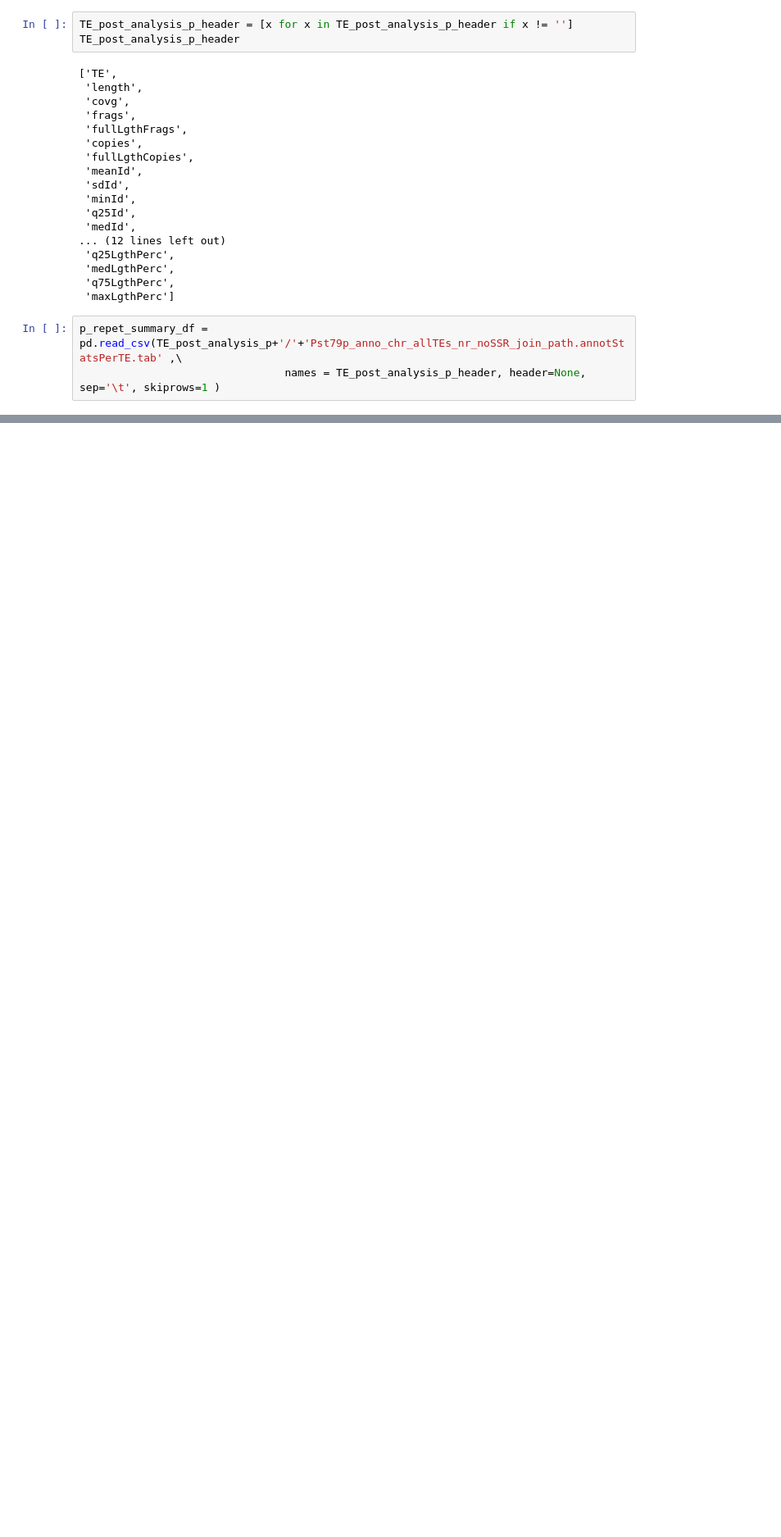
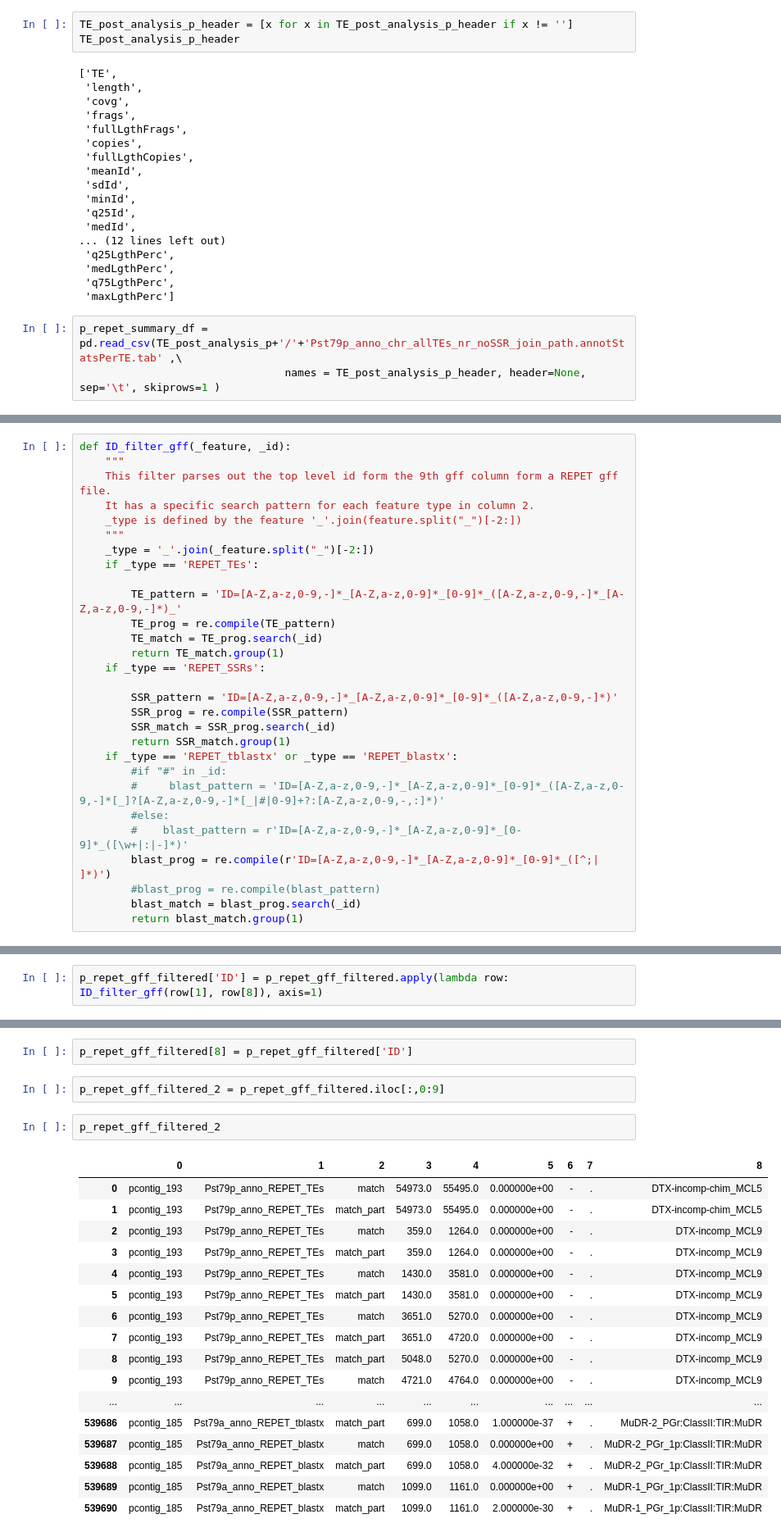
Before and after one commit to BenjaminSchwessinger/Pst_104E_analysis, a Jupyter notebook: Pst_104E_v12_TE_filtering_and_summary.ipynb, the cells around one changed output, grey strips where cells are left out. Shown at 82% size. Drawn from its saved outputs; the diff is of its cells as text; blank space fills up the shorter version.

```diff
--- a/Pst_104E_v12_TE_filtering_and_summary.ipynb
+++ b/Pst_104E_v12_TE_filtering_and_summary.ipynb
@@ -67,0 +282,29 @@ p_repet_summary_df.head()
+# %%
+def ID_filter_gff(_feature, _id):
+    """
+    This filter parses out the top level id form the 9th gff column form a REPET gff file.
+    It has a specific search pattern for each feature type in column 2.
+    _type is defined by the feature '_'.join(feature.split("_")[-2:])
+    """
+    _type = '_'.join(_feature.split("_")[-2:])
+    if _type == 'REPET_TEs':
+
+        TE_pattern = 'ID=[A-Z,a-z,0-9,-]*_[A-Z,a-z,0-9]*_[0-9]*_([A-Z,a-z,0-9,-]*_[A-Z,a-z,0-9,-]*)_'
+        TE_prog = re.compile(TE_pattern)
+        TE_match = TE_prog.search(_id)
+        return TE_match.group(1)
+    if _type == 'REPET_SSRs':
+
+        SSR_pattern = 'ID=[A-Z,a-z,0-9,-]*_[A-Z,a-z,0-9]*_[0-9]*_([A-Z,a-z,0-9,-]*)'
+        SSR_prog = re.compile(SSR_pattern)
+        SSR_match = SSR_prog.search(_id)
+        return SSR_match.group(1)
+    if _type == 'REPET_tblastx' or _type == 'REPET_blastx':
+        #if "#" in _id:
+        #     blast_pattern = 'ID=[A-Z,a-z,0-9,-]*_[A-Z,a-z,0-9]*_[0-9]*_([A-Z,a-z,0-9,-]*[_]?[A-Z,a-z,0-9,-]*[_|#|0-9]+?:[A-Z,a-z,0-9,-,:]*)'
+        #else:
+        #    blast_pattern = r'ID=[A-Z,a-z,0-9,-]*_[A-Z,a-z,0-9]*_[0-9]*_([\w+|:|-]*)'
+        blast_prog = re.compile(r'ID=[A-Z,a-z,0-9,-]*_[A-Z,a-z,0-9]*_[0-9]*_([^;| ]*)')
+        #blast_prog = re.compile(blast_pattern)
+        blast_match = blast_prog.search(_id)
+        return blast_match.group(1)
@@ -67,0 +350,2 @@ p_repet_summary_df.head()
+# %%
+p_repet_gff_filtered['ID'] = p_repet_gff_filtered.apply(lambda row: ID_filter_gff(row[1], row[8]), axis=1)
@@ -67,0 +386,24 @@ p_repet_summary_df.head()
+# %%
+p_repet_gff_filtered[8] = p_repet_gff_filtered['ID']
+# %%
+p_repet_gff_filtered_2 = p_repet_gff_filtered.iloc[:,0:9]
+# %%
+p_repet_gff_filtered_2
+# %% [output]
+|  | 0 | 1 | 2 | 3 | 4 | 5 | 6 | 7 | 8 |
+| 0 | pcontig_193 | Pst79p_anno_REPET_TEs | match | 54973.0 | 55495.0 | 0.000000e+00 | - | . | DTX-incomp-chim_MCL5 |
+| 1 | pcontig_193 | Pst79p_anno_REPET_TEs | match_part | 54973.0 | 55495.0 | 0.000000e+00 | - | . | DTX-incomp-chim_MCL5 |
+| 2 | pcontig_193 | Pst79p_anno_REPET_TEs | match | 359.0 | 1264.0 | 0.000000e+00 | - | . | DTX-incomp_MCL9 |
+| 3 | pcontig_193 | Pst79p_anno_REPET_TEs | match_part | 359.0 | 1264.0 | 0.000000e+00 | - | . | DTX-incomp_MCL9 |
+| 4 | pcontig_193 | Pst79p_anno_REPET_TEs | match | 1430.0 | 3581.0 | 0.000000e+00 | - | . | DTX-incomp_MCL9 |
+| 5 | pcontig_193 | Pst79p_anno_REPET_TEs | match_part | 1430.0 | 3581.0 | 0.000000e+00 | - | . | DTX-incomp_MCL9 |
+| 6 | pcontig_193 | Pst79p_anno_REPET_TEs | match | 3651.0 | 5270.0 | 0.000000e+00 | - | . | DTX-incomp_MCL9 |
+| 7 | pcontig_193 | Pst79p_anno_REPET_TEs | match_part | 3651.0 | 4720.0 | 0.000000e+00 | - | . | DTX-incomp_MCL9 |
+| 8 | pcontig_193 | Pst79p_anno_REPET_TEs | match_part | 5048.0 | 5270.0 | 0.000000e+00 | - | . | DTX-incomp_MCL9 |
+| 9 | pcontig_193 | Pst79p_anno_REPET_TEs | match | 4721.0 | 4764.0 | 0.000000e+00 | - | . | DTX-incomp_MCL9 |
+| ... | ... | ... | ... | ... | ... | ... | ... | ... | ... |
+| 539686 | pcontig_185 | Pst79a_anno_REPET_tblastx | match_part | 699.0 | 1058.0 | 1.000000e-37 | + | . | MuDR-2_PGr:ClassII:TIR:MuDR |
+| 539687 | pcontig_185 | Pst79a_anno_REPET_blastx | match | 699.0 | 1058.0 | 0.000000e+00 | + | . | MuDR-2_PGr_1p:ClassII:TIR:MuDR |
+| 539688 | pcontig_185 | Pst79a_anno_REPET_blastx | match_part | 699.0 | 1058.0 | 4.000000e-32 | + | . | MuDR-2_PGr_1p:ClassII:TIR:MuDR |
+| 539689 | pcontig_185 | Pst79a_anno_REPET_blastx | match | 1099.0 | 1161.0 | 0.000000e+00 | + | . | MuDR-1_PGr_1p:ClassII:TIR:MuDR |
+| 539690 | pcontig_185 | Pst79a_anno_REPET_blastx | match_part | 1099.0 | 1161.0 | 2.000000e-30 | + | . | MuDR-1_PGr_1p:ClassII:TIR:MuDR |
```
Also changed, not shown: parts of 43 cells of this notebook.
